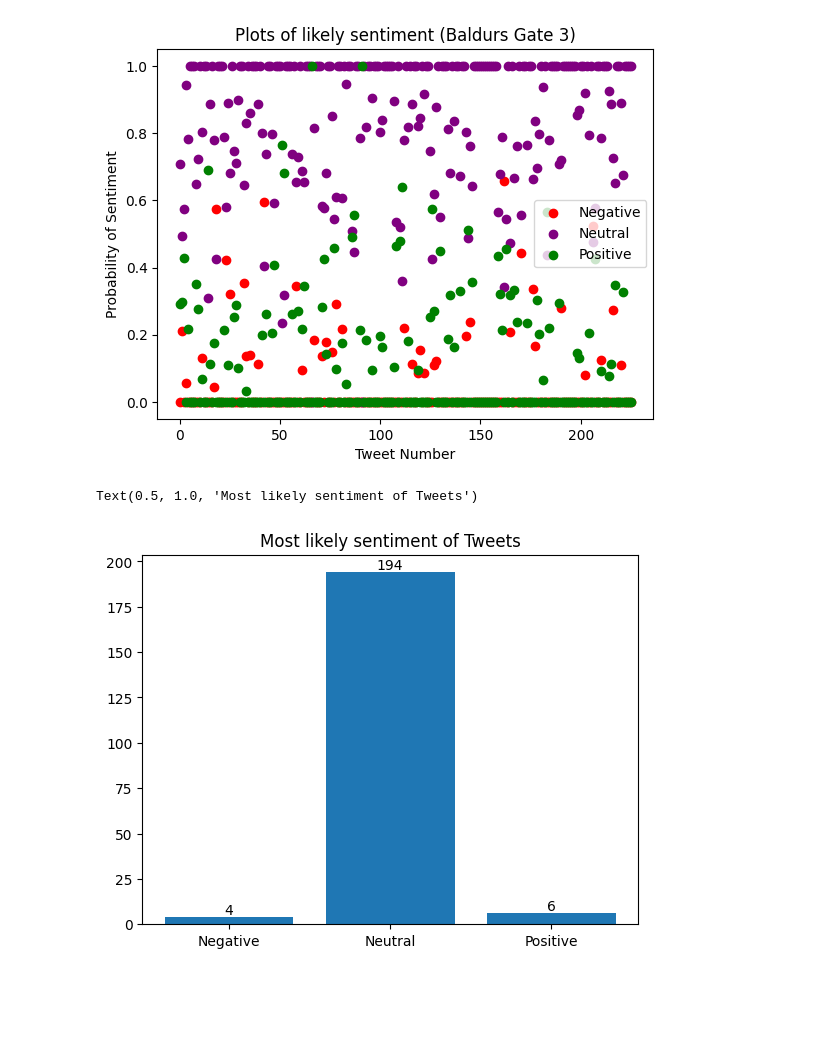
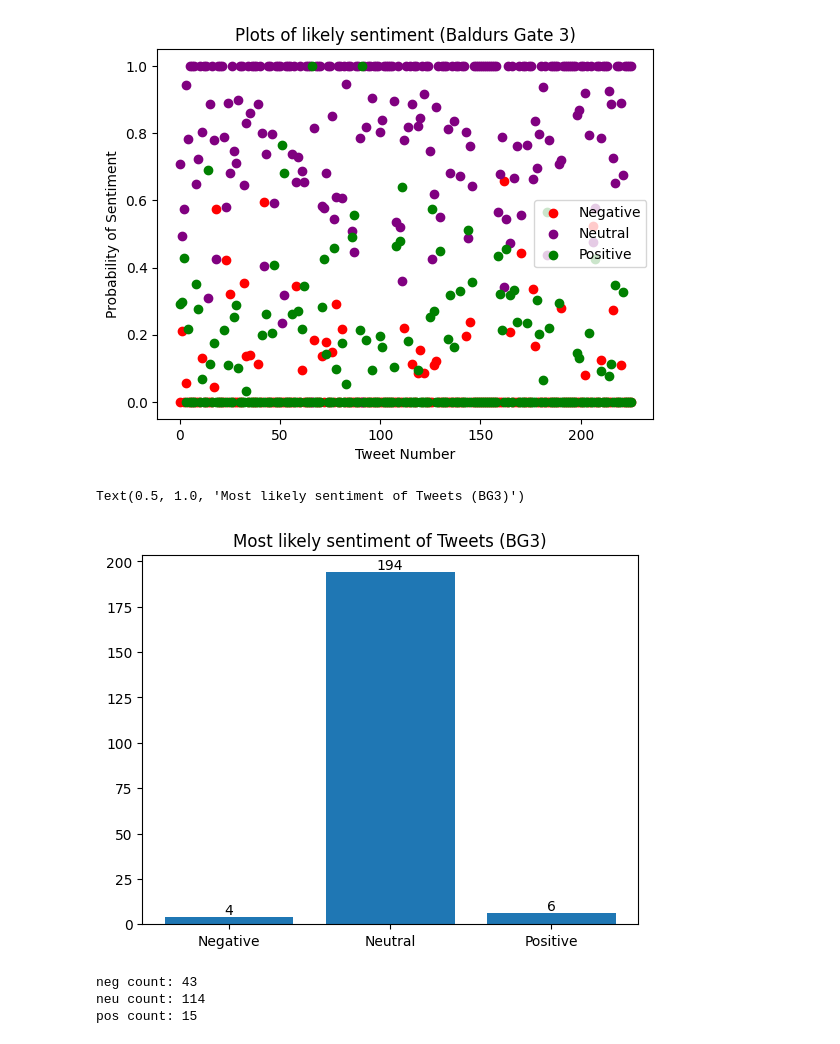
Before and after one commit to CartyJah/OOP_Language_Sentiment_Project, a Jupyter notebook: LanguageSentiment.ipynb, the cells around one changed output. Cells and saved outputs as stored; diff of their text form; code cells hidden in the pictures; blank space fills up the shorter version.

```diff
--- a/LanguageSentiment.ipynb
+++ b/LanguageSentiment.ipynb
@@ -80,15 +80,15 @@ plt.show()
 # %%
 sentiment = ["Negative", "Neutral", "Positive"]
 sentiment_values = [neg_count, neu_count, pos_count]
 graph_one = plt.bar(sentiment, sentiment_values)
 #Code to labels bars for the bar graph made with assistance from HiTA, accessed 11/17/2025, prompts ("Hello again! how would I label the value of a bar on a bar graph for my plot?"), ("Yes I would love a small code snippet as I have no experience with this!")
 
 for bar in graph_one:
     y_val = bar.get_height()
 
     plt.text(bar.get_x() + bar.get_width()/2.0, y_val, int(y_val), va="bottom", ha="center")
 
-plt.title("Most likely sentiment of Tweets")
+plt.title("Most likely sentiment of Tweets (BG3)")
 # %% [output]
-Text(0.5, 1.0, 'Most likely sentiment of Tweets')
+Text(0.5, 1.0, 'Most likely sentiment of Tweets (BG3)')
-[figure, old version]
+[figure, new version]
@@ -94,0 +99,25 @@ Text(0.5, 1.0, 'Most likely sentiment of Tweets')
+# %%
+bo2_data = bo2_data.rename({"i'm liking the change of the profile pic! Let the epicness begin! ":"Tweet Content"}, axis=1)
+
+bo2_neu_count = 0
+bo2_neg_count = 0
+bo2_pos_count = 0
+
+for x in range(len(bo2_data["Tweet Content"])):
+    working_sentence = bo2_data["Tweet Content"][x]
+    sentence_sentiment = analyzer.polarity_scores(working_sentence)
+    max_key = max(sentence_sentiment, key=sentence_sentiment.get)
+    if working_sentence == "POST UNAVAILABLE":
+        bo2_neg_count = bo2_neg_count + 1
+    if max_key == "neg":
+        bo2_neg_count = bo2_neg_count + 1
+    elif max_key == "neu":
+        bo2_neu_count = bo2_neu_count + 1
+    elif max_key == "pos":
+        bo2_pos_count = bo2_pos_count + 1
+
+print("neg count:", bo2_neg_count,"\nneu count:", bo2_neu_count,"\npos count:",bo2_pos_count)
+# %% [output]
+neg count: 43
+neu count: 114
+pos count: 15
```
Also changed, not shown: parts of 12 cells of this notebook, 3 other files.
